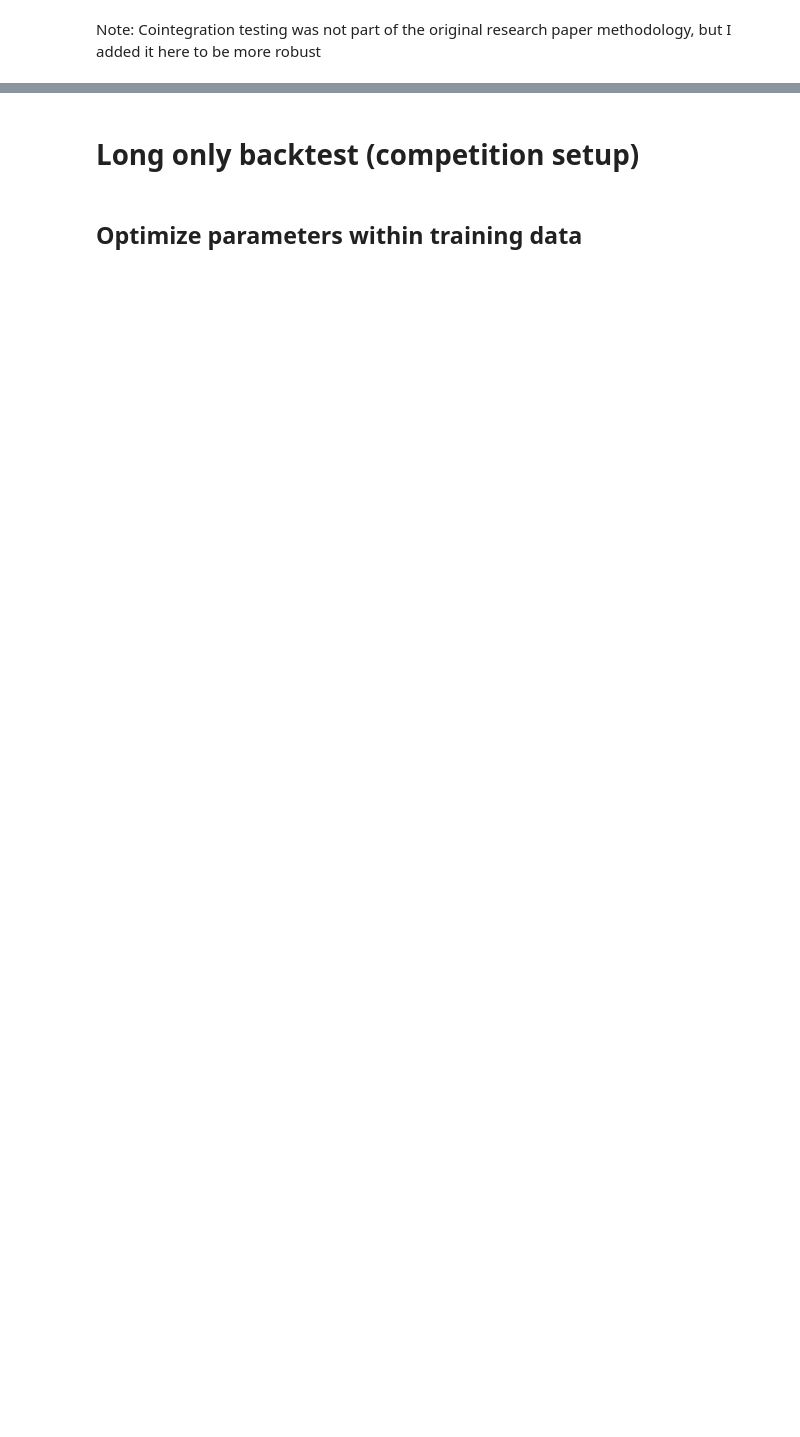
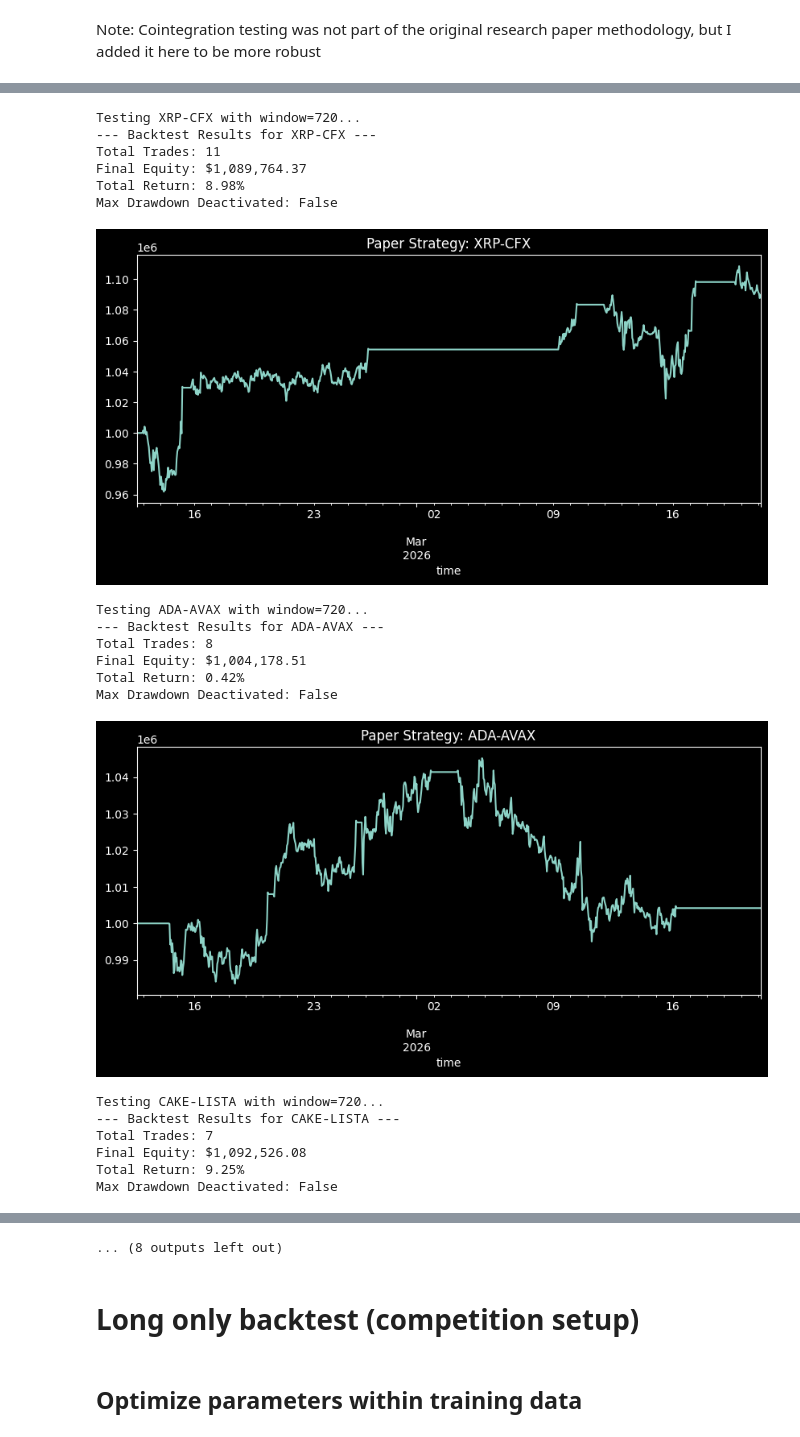
Before and after one commit to kea-S/comroom_capital_quant_trading_hackathon, a Jupyter notebook: research/pairs_trade_research.ipynb, the cells around one changed output, grey strips where cells are left out. Drawn from its saved outputs; the diff is of its cells as text; code cells hidden in the pictures; blank space fills up the shorter version.

```diff
--- a/research/pairs_trade_research.ipynb
+++ b/research/pairs_trade_research.ipynb
@@ -405,0 +551,52 @@ Top Mean-Reverting Pairs (Ranked by Best IC):
+# %%
+# Assuming 'results_df' is the dataframe from your IC test containing your top pairs
+for index, row in results_df.iterrows():
+    pair_str = row['Pair']
+    coin_a, coin_b = pair_str.split('-')
+
+    # Dynamically pull the Best T1 window found for this specific pair
+    best_window = int(row['Best T1 (hours)'])
+
+    warmup_data = train_close_prices.iloc[-best_window:]
+    stitched_test_data = pd.concat([warmup_data, test_close_prices])
+    stitched_test_data = stitched_test_data[~stitched_test_data.index.duplicated(keep='last')]
+
+    print(f"\nTesting {coin_a}-{coin_b} with window={best_window}...")
+
+    # Run the backtest using the stitched data and the dynamic window
+    equity_curve, trade_history = run_paper_backtest(
+        coin_a=coin_a,
+        coin_b=coin_b,
+        price_df=stitched_test_data,
+        window=best_window,    # <--- Now it uses the specific best window
+        z_entry=1.5,           # You can still hardcode this or optimize it later
+        z_exit=0.0
+    )
+
+    # Note: The first 'best_window' hours will just be the bot doing math silently.
+    # It will only start trading during the actual out-of-sample dates.
+
+    # Plot the equity curve to visualize performance
+    equity_curve['equity'].plot(figsize=(10, 4), title=f"Paper Strategy: {coin_a}-{coin_b}")
+    plt.show()
+# %% [output]
+Testing XRP-CFX with window=720...
+--- Backtest Results for XRP-CFX ---
+Total Trades: 11
+Final Equity: $1,089,764.37
+Total Return: 8.98%
+Max Drawdown Deactivated: False
+[figure, added]
+Testing ADA-AVAX with window=720...
+--- Backtest Results for ADA-AVAX ---
+Total Trades: 8
+Final Equity: $1,004,178.51
+Total Return: 0.42%
+Max Drawdown Deactivated: False
+[figure, added]
+Testing CAKE-LISTA with window=720...
+--- Backtest Results for CAKE-LISTA ---
+Total Trades: 7
+Final Equity: $1,092,526.08
+Total Return: 9.25%
+Max Drawdown Deactivated: False
@@ -406,3 +625,4 @@ Top Mean-Reverting Pairs (Ranked by Best IC):
+... (8 outputs left out)
 # %% [markdown]
 # Long only backtest (competition setup)
 # %%
```
Also changed, not shown: parts of 18 cells of this notebook, 3 other files.
